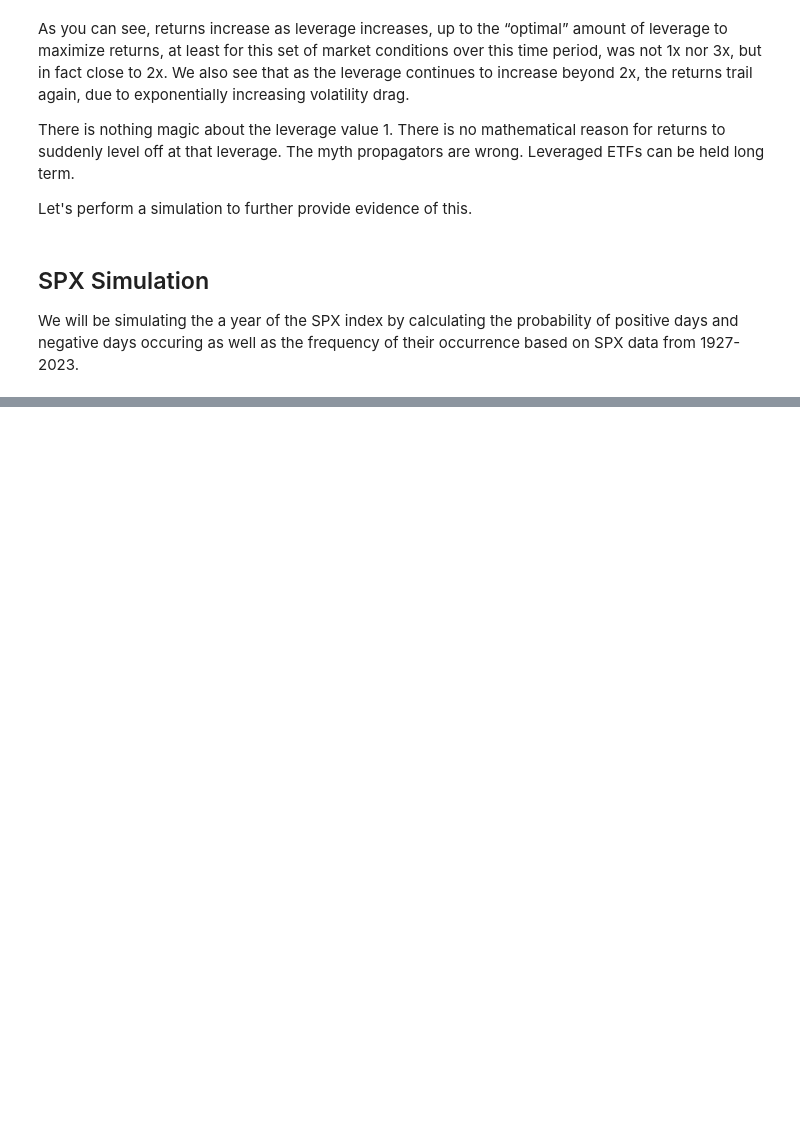
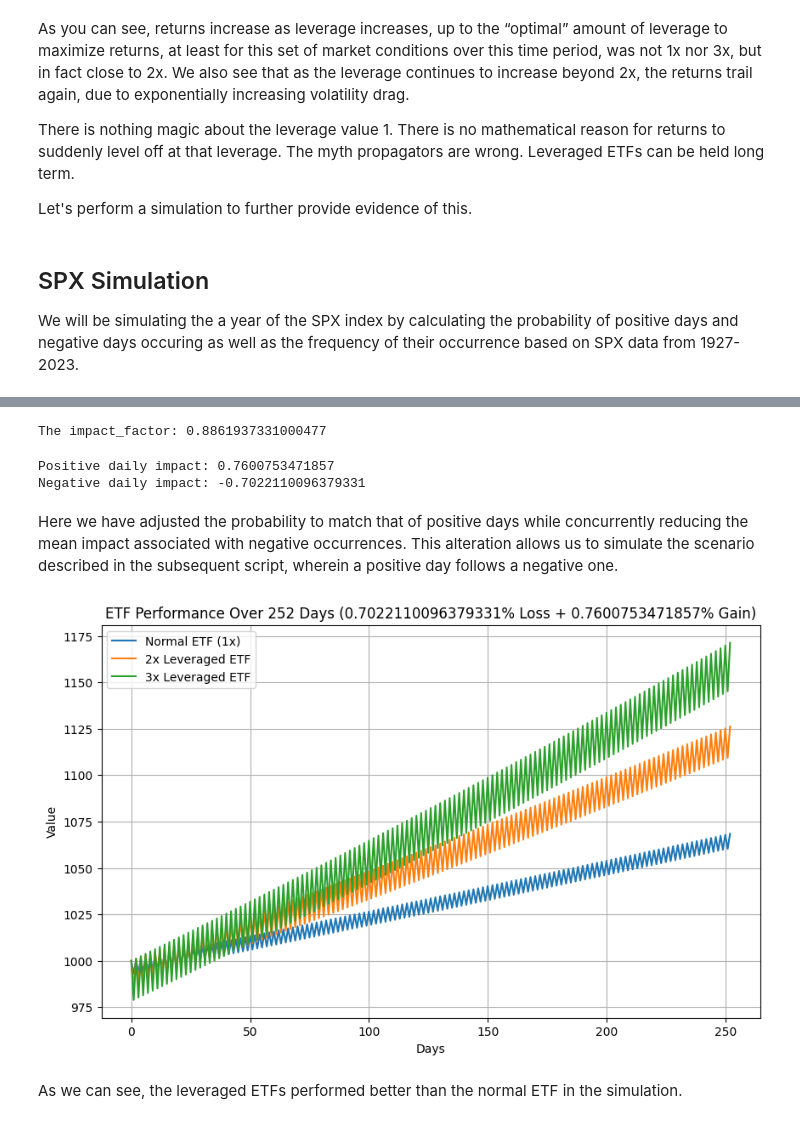
Before and after one commit to MohamadHabbal/Volatility-decay-in-LETFs, a Jupyter notebook: volatility decay research.ipynb, the cells around one changed output, grey strips where cells are left out. Cells and saved outputs as stored; diff of their text form; code cells hidden in the pictures; blank space fills up the shorter version.

```diff
--- a/volatility decay research.ipynb
+++ b/volatility decay research.ipynb
@@ -103,0 +241,75 @@ df = pd.read_csv(file_path)
+# %%
+impact_factor = negative_days / positive_days
+print(f'The impact_factor: {impact_factor}')
+# %% [output]
+The impact_factor: 0.8861937331000477
+# %%
+True_negative_daily_impact = average_negative_pct * impact_factor
+True_positive_daily_impact = average_positive_pct
+
+print(f'Positive daily impact: {True_positive_daily_impact}')
+print(f'Negative daily impact: {True_negative_daily_impact}')
+# %% [output]
+Positive daily impact: 0.7600753471857
+Negative daily impact: -0.7022110096379331
+# %% [markdown]
+Here we have adjusted the probability to match that of positive days while concurrently reducing the mean impact associated with negative occurrences. This alteration allows us to simulate the scenario described in the subsequent script, wherein a positive day follows a negative one.
+# %%
+def calculate_etf_performance(initial_value, loss_percentage, gain_percentage, num_days, leverage=1):
+    etf_values = [initial_value]
+
+    for day in range(1, num_days + 1):
+        # Determine whether it's a loss or gain day based on the day number
+        is_loss_day = (day % 2 == 1)
+
+        # Calculate the daily change based on whether it's a loss day or gain day and the previous day's closing value
+        previous_closing_value = etf_values[-1]
+        if is_loss_day:
+            daily_change = -previous_closing_value * (loss_percentage / 100)
+        else:
+            daily_change = previous_closing_value * (gain_percentage / 100)
+
+        # Apply leverage
+        daily_change *= leverage
+
+        # Update the ETF value for the day
+        etf_value = previous_closing_value + daily_change
+
+        # Append the new value to the list
+        etf_values.append(etf_value)
+
+    return etf_values
+
+# Parameters
+initial_value = 1000
+loss_percentage = 0.7022110096379331
+gain_percentage = 0.7600753471857
+num_days = 252
+
+# Calculate ETF performances with leverage
+normal_etf = calculate_etf_performance(initial_value, loss_percentage, gain_percentage, num_days, leverage=1)
+leveraged_2x = calculate_etf_performance(initial_value, loss_percentage, gain_percentage, num_days, leverage=2)
+leveraged_3x = calculate_etf_performance(initial_value, loss_percentage, gain_percentage, num_days, leverage=3)
+
+# Days
+days = list(range(num_days + 1))
+
+# Plot the data
+plt.figure(figsize=(10, 6))
+plt.plot(days, normal_etf, label='Normal ETF (1x)')
+plt.plot(days, leveraged_2x, label='2x Leveraged ETF')
+plt.plot(days, leveraged_3x, label='3x Leveraged ETF')
+
+# Add labels and a legend
+plt.xlabel('Days')
+plt.ylabel('Value')
+plt.title(f'ETF Performance Over {num_days} Days ({loss_percentage}% Loss + {gain_percentage}% Gain)')
+plt.legend()
+
+# Show the plot
+plt.grid()
+plt.show()
+# %% [output]
+[figure, added]
+# %% [markdown]
+As we can see, the leveraged ETFs performed better than the normal ETF in the simulation.
```
Also changed, not shown: parts of 12 cells of this notebook.
